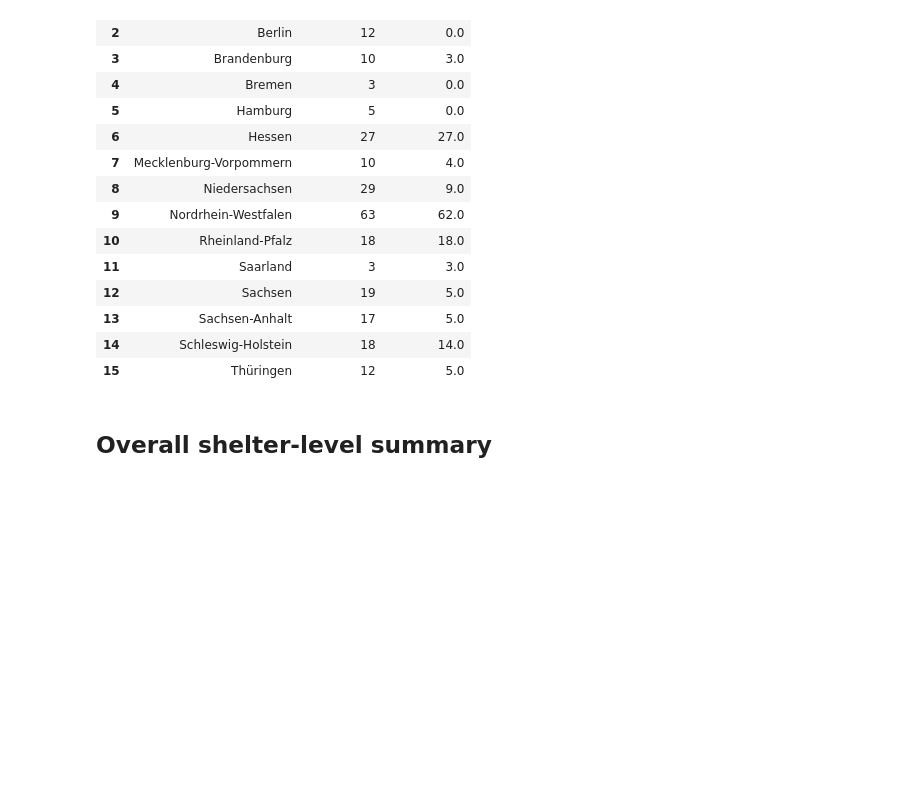
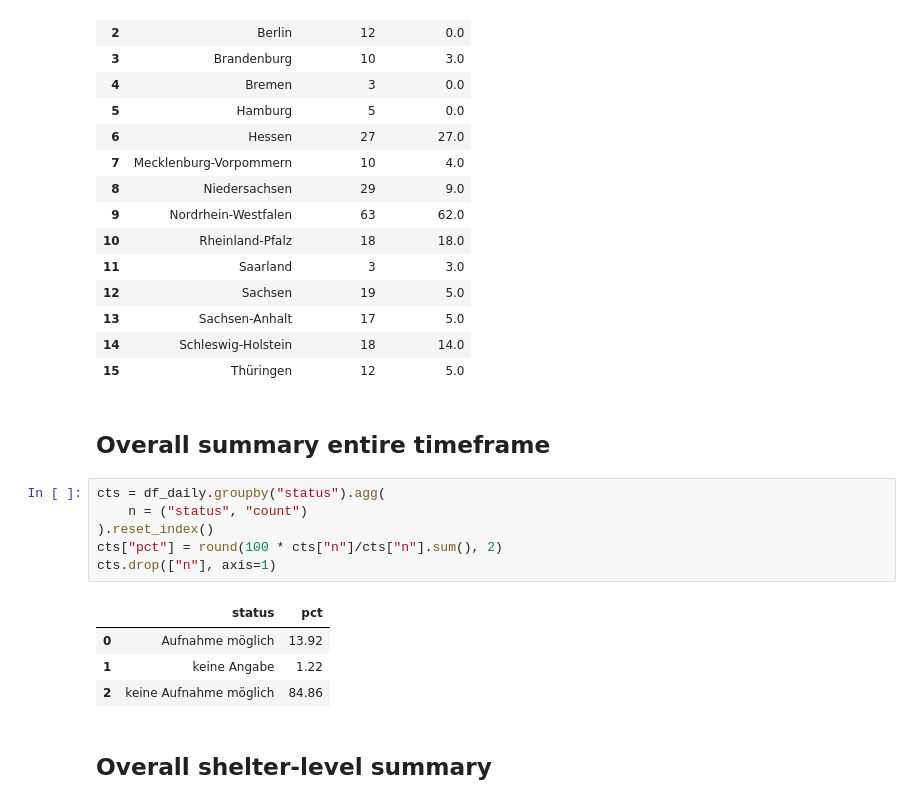
Before and after one commit to correctiv/frauenhaus-scraper, a Jupyter notebook: analysis.ipynb, the cells around one changed output. Cells and saved outputs as stored; diff of their text form; blank space fills up the shorter version.

Commit message:
calculate % for entire timeframe

```diff
--- a/analysis.ipynb
+++ b/analysis.ipynb
@@ -179,6 +179,19 @@ shelter_counts
 | 13 | Sachsen-Anhalt | 17 | 5.0 |
 | 14 | Schleswig-Holstein | 18 | 14.0 |
 | 15 | Thüringen | 12 | 5.0 |
+# %% [markdown]
+## Overall summary entire timeframe
+# %%
+cts = df_daily.groupby("status").agg(
+    n = ("status", "count")
+).reset_index()
+cts["pct"] = round(100 * cts["n"]/cts["n"].sum(), 2)
+cts.drop(["n"], axis=1)
+# %% [output]
+|  | status | pct |
+| 0 | Aufnahme möglich | 13.92 |
+| 1 | keine Angabe | 1.22 |
+| 2 | keine Aufnahme möglich | 84.86 |
 # %% [markdown]
 ## Overall shelter-level summary
 # %%
```
